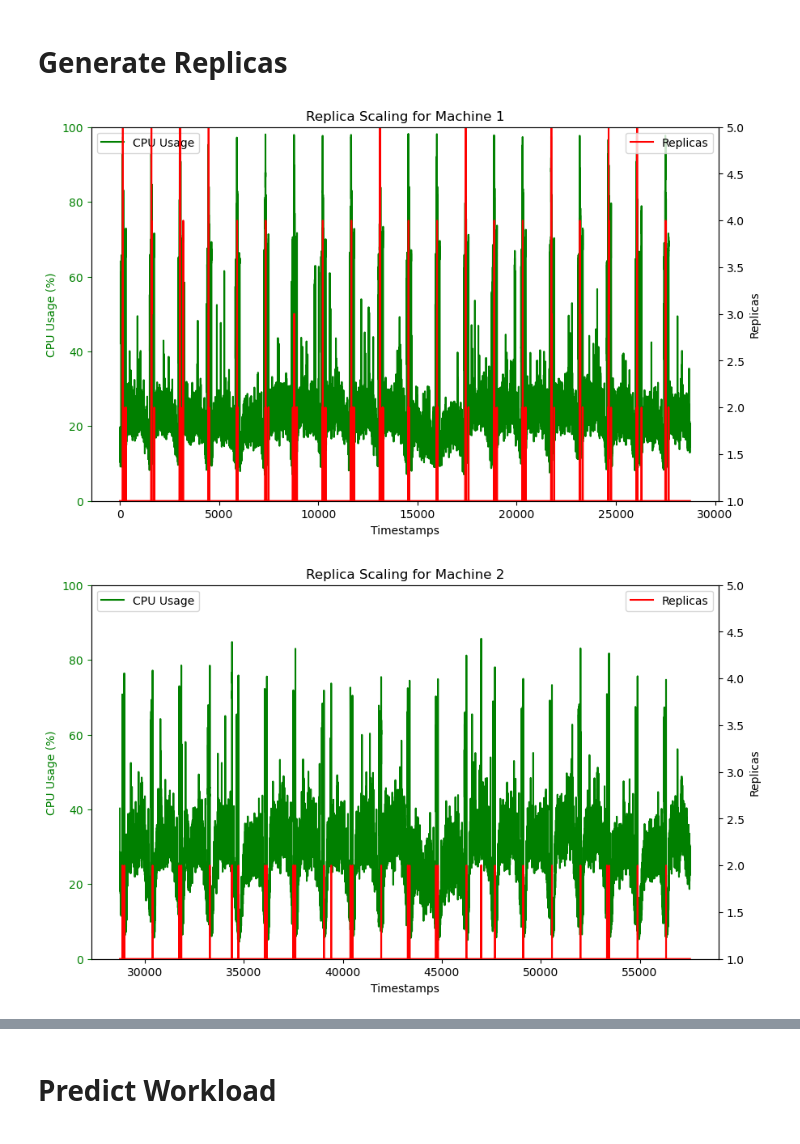
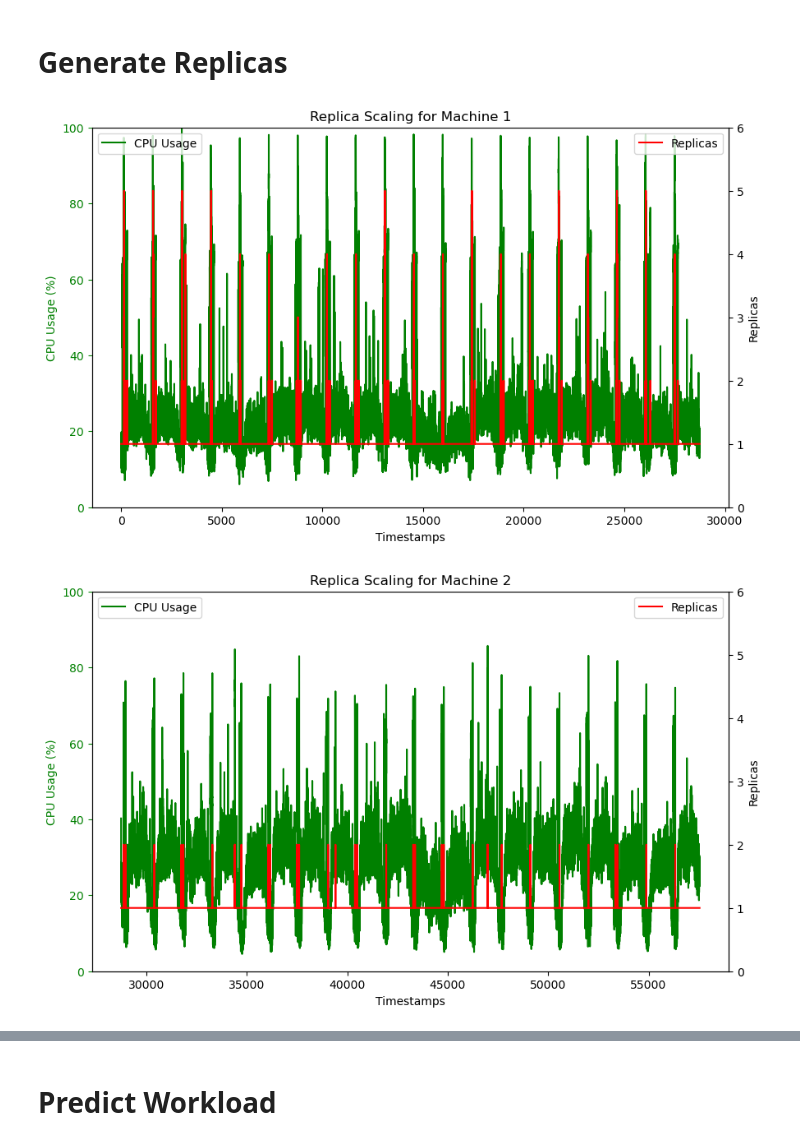
Before and after one commit to BrandonStreets-Mcleod/dissertation-test-code, a Jupyter notebook: Python/forecasting-model-test.ipynb, the cells around one changed output, grey strips where cells are left out. Cells and saved outputs as stored; diff of their text form; code cells hidden in the pictures.

```diff
--- a/Python/forecasting-model-test.ipynb
+++ b/Python/forecasting-model-test.ipynb
@@ -179,33 +179,33 @@ def generate_replicas_for_machine(machine_data):
 cpu_data_with_replicas = cpu_data.groupby('machine_id', group_keys=False).apply(generate_replicas_for_machine)
 
 # Reset the index after applying groupby
 cpu_data_with_replicas.reset_index(drop=True, inplace=True)
 
 # Plot replicas and CPU usage for each machine
 for machine_id, machine_data in cpu_data_with_replicas.groupby('machine_id', group_keys=False):
     fig, ax1 = plt.subplots(figsize=(10, 6))
 
     ax1.plot(machine_data['cpu_usage'], 'g-', label='CPU Usage')
     ax1.set_xlabel('Timestamps')
     ax1.set_ylabel('CPU Usage (%)', color='g')
     ax1.tick_params('y', colors='g')
     ax1.set_ylim(0, 100)
 
     ax2 = ax1.twinx()
     ax2.plot(machine_data['replicas'], 'r-', label='Replicas')
     ax2.set_ylabel('Replicas')
     ax2.tick_params('y')
-    ax2.set_ylim(1, 5)
+    ax2.set_ylim(0, 6)
 
     ax1.legend(loc='upper left')
     ax2.legend(loc='upper right')
 
     plt.title(f'Replica Scaling for Machine {machine_id}')
     plt.show()
 
 # Save the dataset with replicas to a CSV file
 file_path = "../Utilities/csv/cpu_replicas.csv"
 cpu_data_with_replicas.to_csv(file_path, index=False)
 # %% [output]
-[figure, old version]
+[figure, new version]
-[figure, old version]
+[figure, new version]
```
Also changed, not shown: parts of 6 cells of this notebook, 6 other files.
